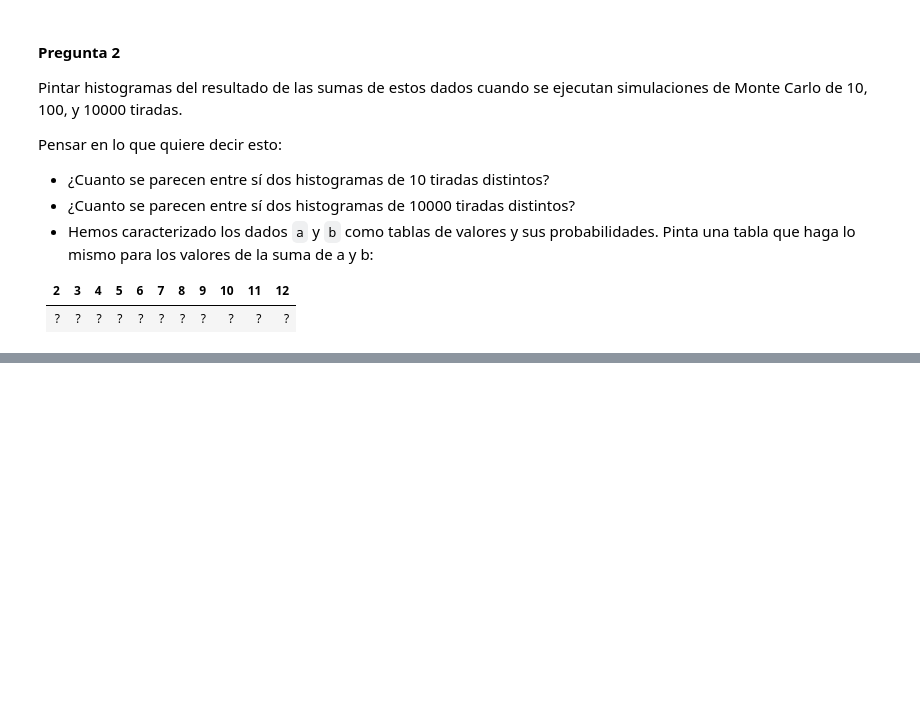
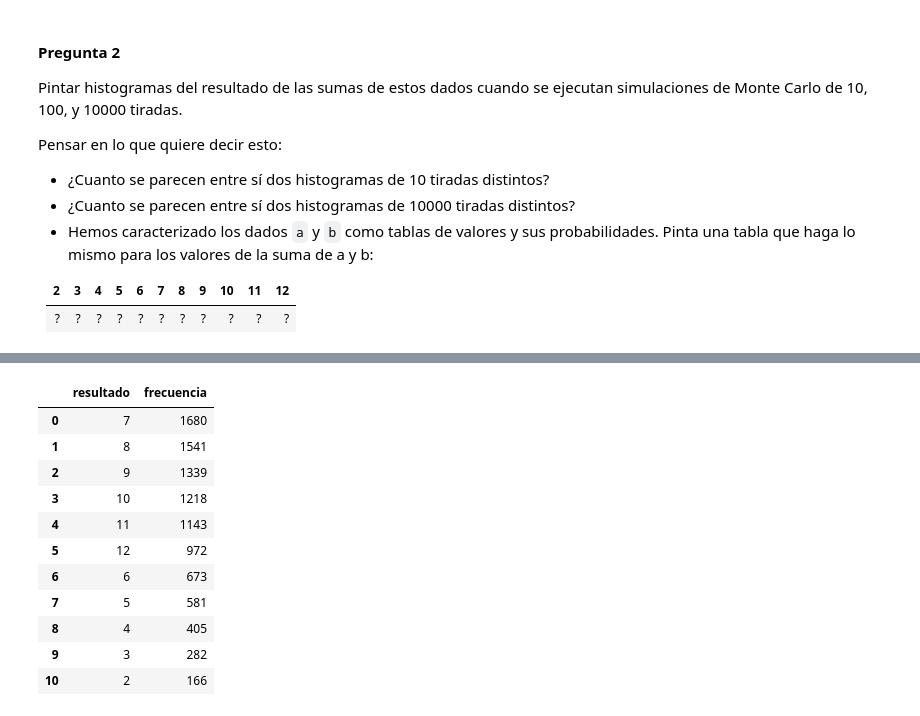
Before and after one commit to dorogoy/ejercicios, a Jupyter notebook: datos_univariados_2/intro.ipynb, the cells around one changed output, grey strips where cells are left out. Cells and saved outputs as stored; diff of their text form; code cells hidden in the pictures; blank space fills up the shorter version.

```diff
--- a/datos_univariados_2/intro.ipynb
+++ b/datos_univariados_2/intro.ipynb
@@ -272,0 +258,19 @@ _ = plt.ylabel("probability density")
+# %%
+import pandas as pd
+sorted_result = np.sort(result_for_10000)
+df = np.array(sorted_result)
+df1 = pd.value_counts(df).to_frame().reset_index()
+df1.rename(columns={"index":"resultado",0:"frecuencia"})
+# %% [output]
+|  | resultado | frecuencia |
+| 0 | 7 | 1680 |
+| 1 | 8 | 1541 |
+| 2 | 9 | 1339 |
+| 3 | 10 | 1218 |
+| 4 | 11 | 1143 |
+| 5 | 12 | 972 |
+| 6 | 6 | 673 |
+| 7 | 5 | 581 |
+| 8 | 4 | 405 |
+| 9 | 3 | 282 |
+| 10 | 2 | 166 |
```
Also changed, not shown: parts of 15 cells of this notebook.
